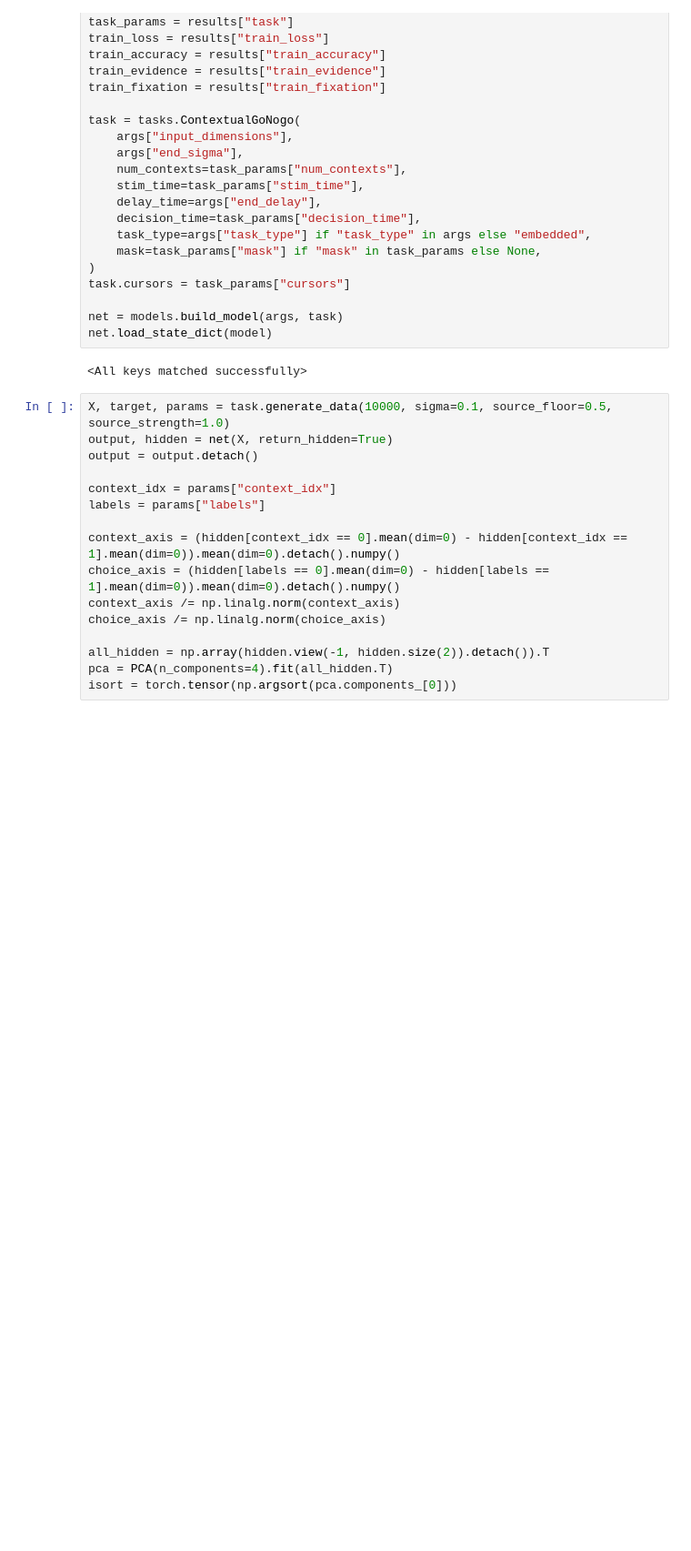
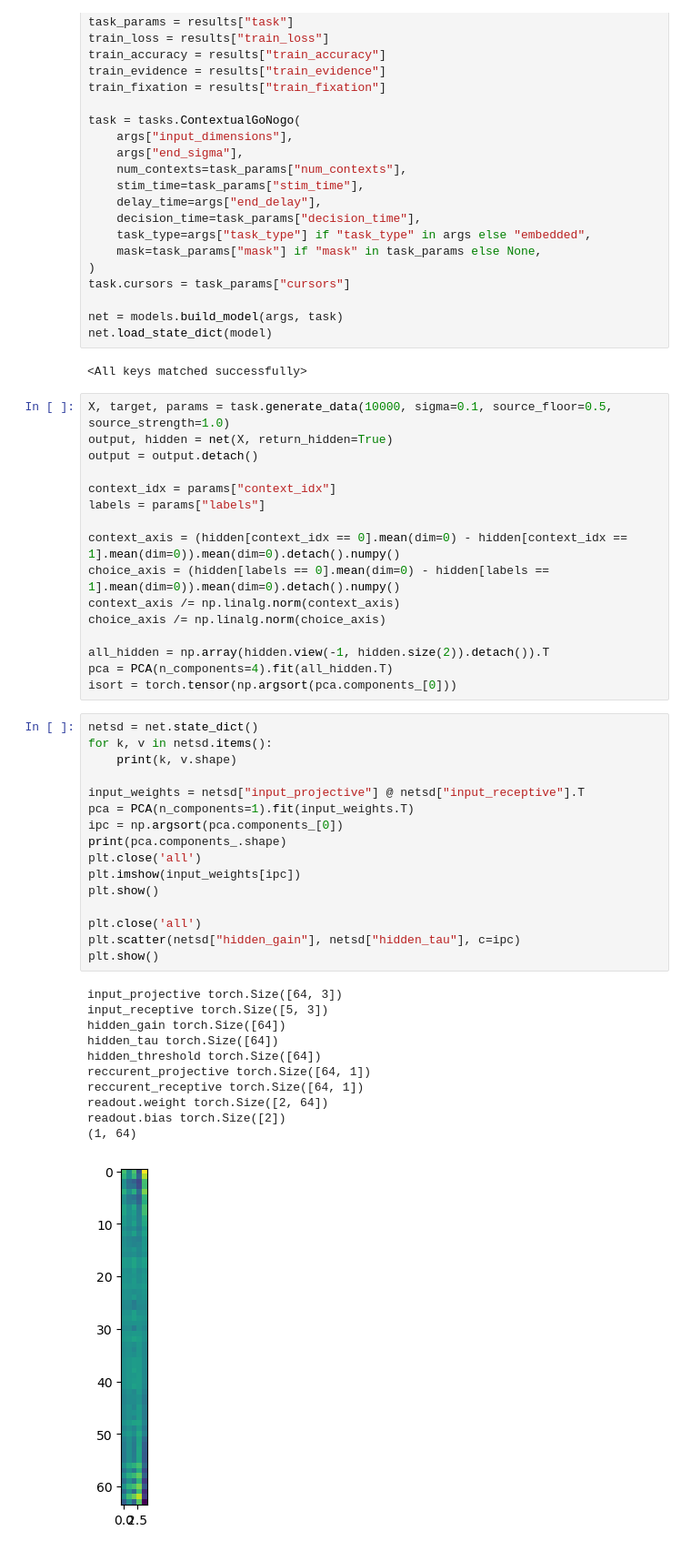
Before and after one commit to landoskape/mcn2024-psets, a Jupyter notebook: intrinsic-excitability/task.ipynb, the cells around one changed output. Shown at 91% size. Drawn from its saved outputs; the diff is of its cells as text; blank space fills up the shorter version.

```diff
--- a/intrinsic-excitability/task.ipynb
+++ b/intrinsic-excitability/task.ipynb
@@ -111,3 +134,31 @@ choice_axis /= np.linalg.norm(choice_axis)
 all_hidden = np.array(hidden.view(-1, hidden.size(2)).detach()).T
 pca = PCA(n_components=4).fit(all_hidden.T)
 isort = torch.tensor(np.argsort(pca.components_[0]))
+# %%
+netsd = net.state_dict()
+for k, v in netsd.items():
+    print(k, v.shape)
+
+input_weights = netsd["input_projective"] @ netsd["input_receptive"].T
+pca = PCA(n_components=1).fit(input_weights.T)
+ipc = np.argsort(pca.components_[0])
+print(pca.components_.shape)
+plt.close('all')
+plt.imshow(input_weights[ipc])
+plt.show()
+
+plt.close('all')
+plt.scatter(netsd["hidden_gain"], netsd["hidden_tau"], c=ipc)
+plt.show()
+# %% [output]
+input_projective torch.Size([64, 3])
+input_receptive torch.Size([5, 3])
+hidden_gain torch.Size([64])
+hidden_tau torch.Size([64])
+hidden_threshold torch.Size([64])
+reccurent_projective torch.Size([64, 1])
+reccurent_receptive torch.Size([64, 1])
+readout.weight torch.Size([2, 64])
+readout.bias torch.Size([2])
+(1, 64)
+[figure, added]
```
Also changed, not shown: parts of 7 cells of this notebook, 3 other files.
